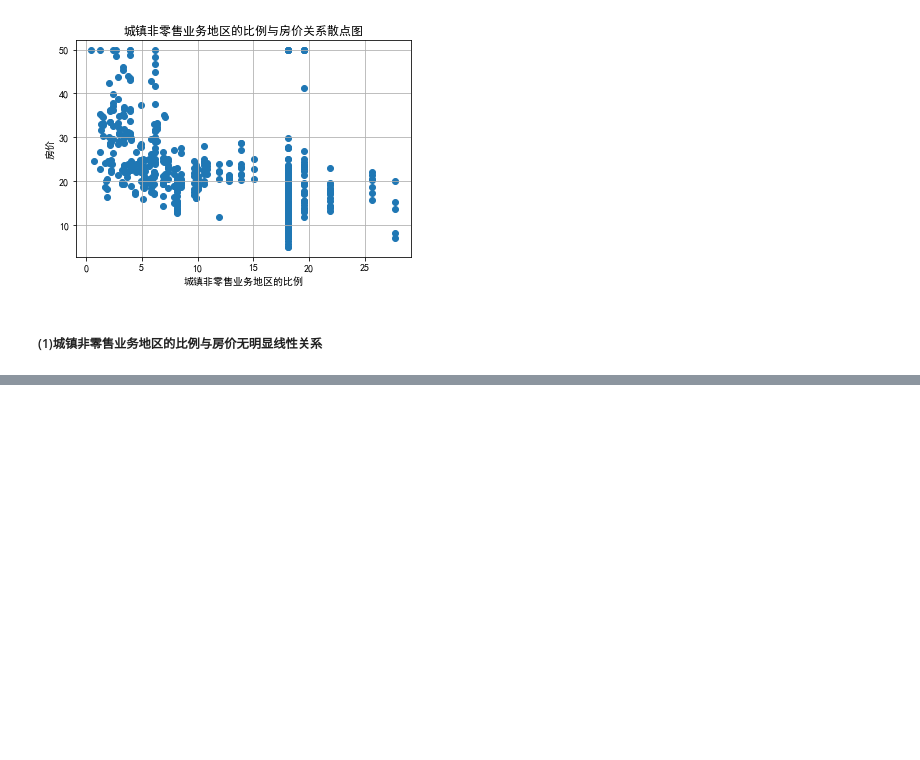
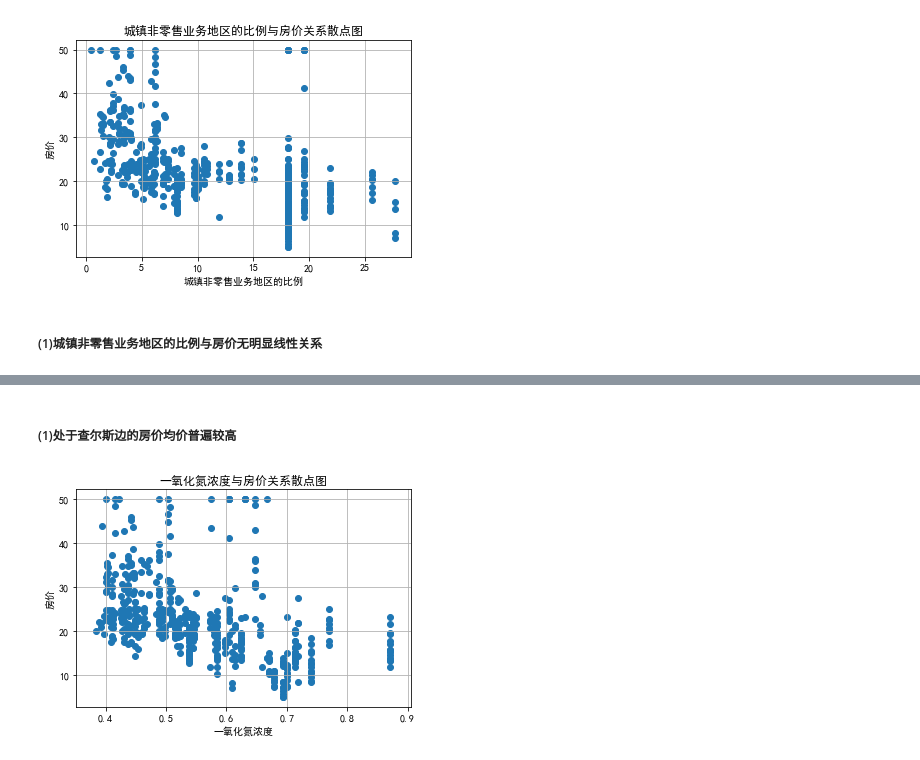
Before and after one commit to coderlai/machine-learning, a Jupyter notebook: 基于xgboost波士顿房价预测-kaggle实战.ipynb, the cells around one changed output, grey strips where cells are left out. Saved outputs shown, nothing was run; the diff lists cells and outputs as text; code cells hidden in the pictures; blank space fills up the shorter version.

```diff
--- a/基于xgboost波士顿房价预测-kaggle实战.ipynb
+++ b/基于xgboost波士顿房价预测-kaggle实战.ipynb
@@ -156,0 +163,8 @@ plt.show()
+# %% [markdown]
+##### (1)处于查尔斯边的房价均价普遍较高
+# %%
+# (4) 一氧化氮浓度与房价关系分析
+draw_scatter(df["NOX"],y,"一氧化氮浓度")
+plt.grid()
+# %% [output]
+[figure, added]
```
Also changed, not shown: parts of 4 cells of this notebook.
